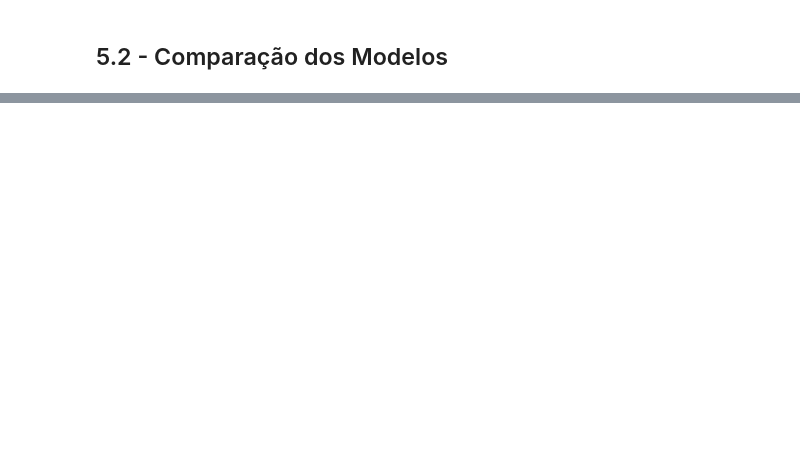
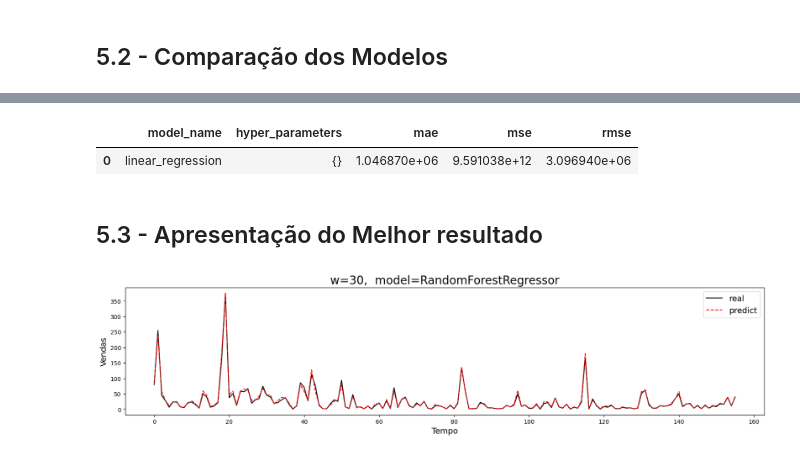
Before and after one commit to caiocolares/modelos_machine_learning, a Jupyter notebook: 4_5_treinamento_dos_modelos_e_avaliacao.ipynb, the cells around one changed output, grey strips where cells are left out. Cells and saved outputs as stored; diff of their text form; code cells hidden in the pictures; blank space fills up the shorter version.

```diff
--- a/4_5_treinamento_dos_modelos_e_avaliacao.ipynb
+++ b/4_5_treinamento_dos_modelos_e_avaliacao.ipynb
@@ -260,0 +337,24 @@ df_resultados.to_csv('data/resultados.csv')
+# %%
+df_resultados[df_resultados['model_name']== 'linear_regression']\
+        .sort_values(by='rmse', ascending=True).head(2)
+# %% [output]
+|  | model_name | hyper_parameters | mae | mse | rmse |
+| 0 | linear_regression | {} | 1.046870e+06 | 9.591038e+12 | 3.096940e+06 |
+# %% [markdown]
+## 5.3 - Apresentação do Melhor resultado
+# %%
+model = get_model_random_forest(n_estimators=100, max_depth=10)
+model.fit(X_train, y_train)
+
+y_pred = predict(X_test[0,:], model)
+# %%
+plt.figure(figsize=(20,4))
+plt.title(f'w={windows_size},  model={model.__class__.__name__}', fontsize=20)
+plt.plot(y_test, 'k', label='real')
+plt.plot(y_pred, 'r--', label='predict')
+plt.ylabel('Vendas', fontsize=14)
+plt.xlabel('Tempo', fontsize=14)
+plt.legend(fontsize=14)
+plt.show()
+# %% [output]
+[figure, added]
```
Also changed, not shown: parts of 20 cells of this notebook, 1 other file.
